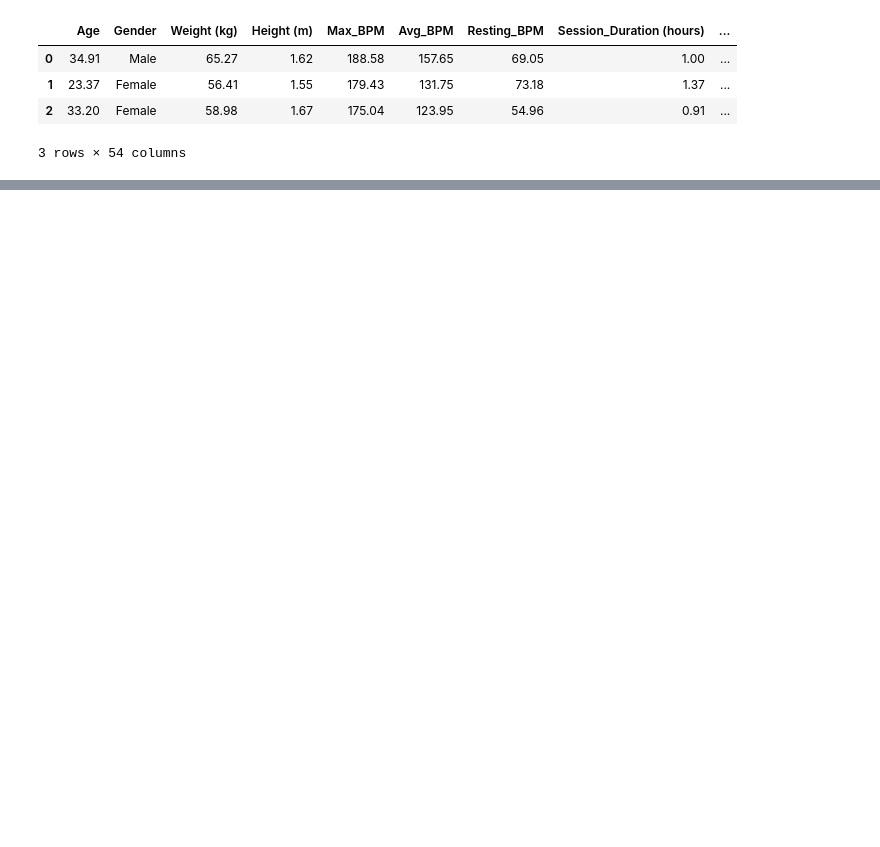
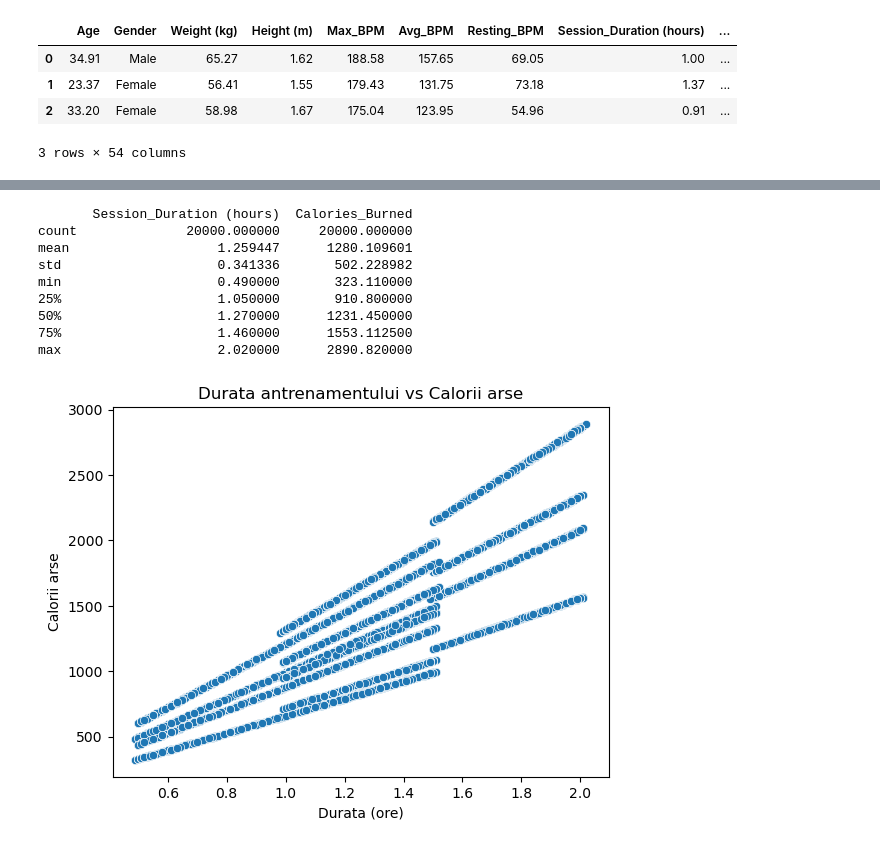
Before and after one commit to PodeanuAdriana/Data-Analysis--Life-Style--Dataset, a Jupyter notebook: LifeStyleAnalysis.ipynb, the cells around one changed output, grey strips where cells are left out. Drawn from its saved outputs; the diff is of its cells as text; code cells hidden in the pictures; blank space fills up the shorter version.

```diff
--- a/LifeStyleAnalysis.ipynb
+++ b/LifeStyleAnalysis.ipynb
@@ -31,3 +59,19 @@ print(height_mean)
 # %%
-Calculez variante
+print(setdate[['Session_Duration (hours)', 'Calories_Burned']].describe())
+sns.scatterplot(data=setdate, x='Session_Duration (hours)', y='Calories_Burned')
+plt.title("Durata antrenamentului vs Calorii arse")
+plt.xlabel("Durata (ore)")
+plt.ylabel("Calorii arse")
+plt.show()
+# %% [output]
+       Session_Duration (hours)  Calories_Burned
+count              20000.000000     20000.000000
+mean                   1.259447      1280.109601
+std                    0.341336       502.228982
+min                    0.490000       323.110000
+25%                    1.050000       910.800000
+50%                    1.270000      1231.450000
+75%                    1.460000      1553.112500
+max                    2.020000      2890.820000
+[figure, added]
 # %%
```
Also changed, not shown: parts of 9 cells of this notebook.
